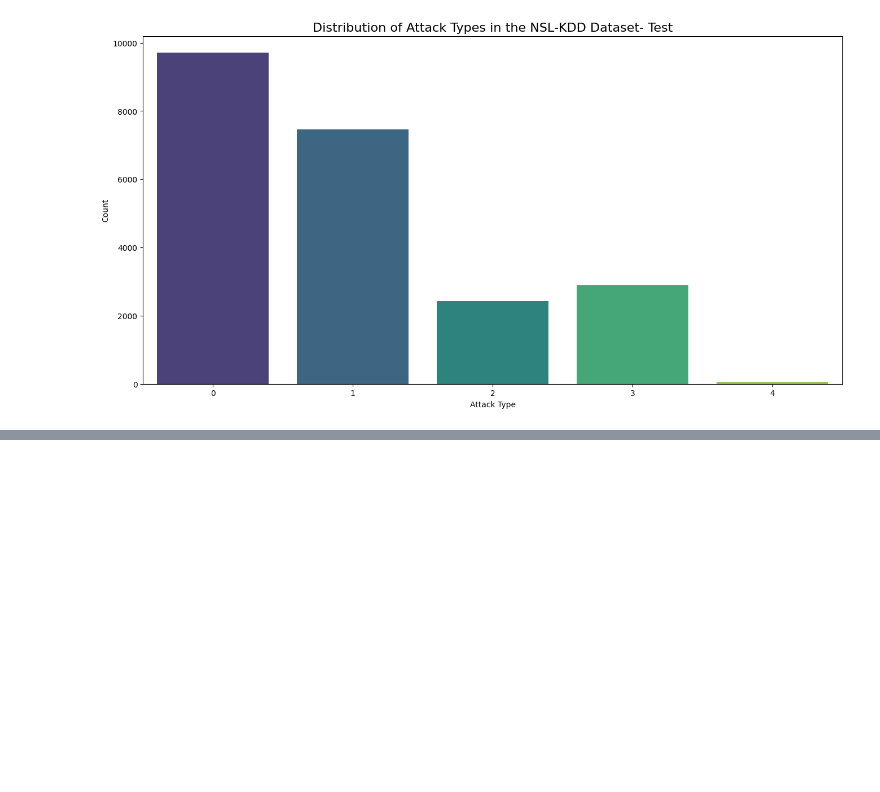
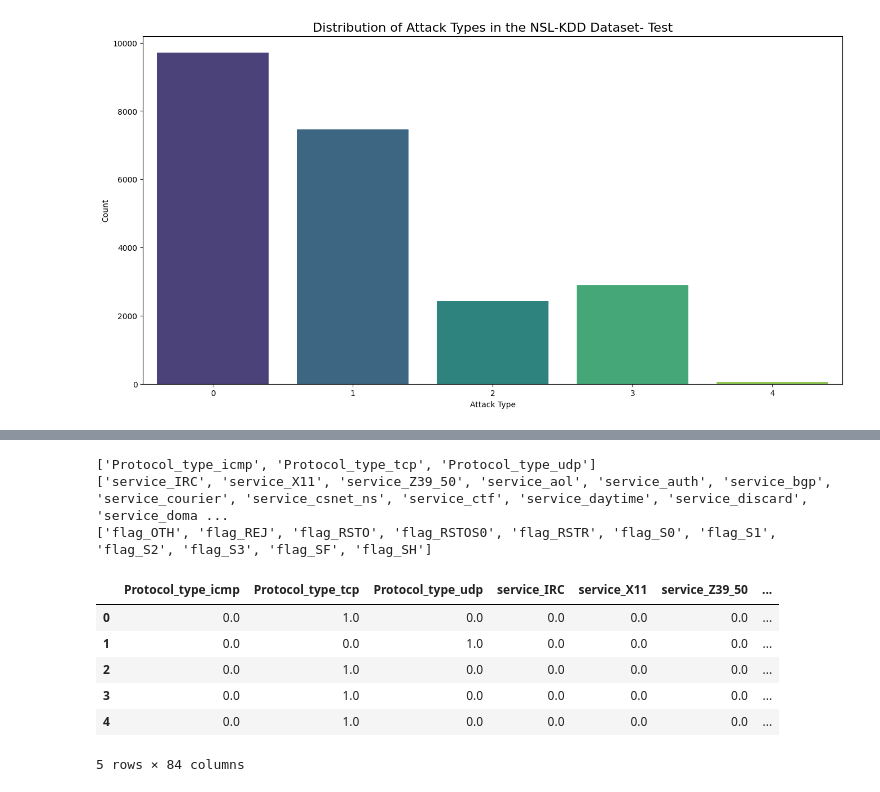
Before and after one commit to Shahriar-Saikat21/Anamoly_Detection_Ensemble_DNN, a Jupyter notebook: model.ipynb, the cells around one changed output, grey strips where cells are left out. Saved outputs shown, nothing was run; the diff lists cells and outputs as text; code cells hidden in the pictures; blank space fills up the shorter version.

```diff
--- a/model.ipynb
+++ b/model.ipynb
@@ -179,0 +223,52 @@ Passing `palette` without assigning `hue` is deprecated and will be removed in v
+# %%
+# protocol type
+unique_protocol=sorted(train_set.protocol_type.unique())
+string1 = 'Protocol_type_'
+unique_protocol_train=[string1 + x for x in unique_protocol]
+print(unique_protocol_train)
+
+# service
+unique_service=sorted(train_set.service.unique())
+string2 = 'service_'
+unique_service_train=[string2 + x for x in unique_service]
+print(unique_service_train)
+
+
+# flag
+unique_flag=sorted(train_set.flag.unique())
+string3 = 'flag_'
+unique_flag_train=[string3 + x for x in unique_flag]
+print(unique_flag_train)
+
+
+# put together
+dumcols_train=unique_protocol_train + unique_service_train + unique_flag_train
+
+
+#do it for test set
+unique_service_test=sorted(test_set.service.unique())
+unique_service_test=[string2 + x for x in unique_service_test]
+dumcols_test=unique_protocol_train + unique_service_test + unique_flag_train
+# %% [output]
+['Protocol_type_icmp', 'Protocol_type_tcp', 'Protocol_type_udp']
+['service_IRC', 'service_X11', 'service_Z39_50', 'service_aol', 'service_auth', 'service_bgp', 'service_courier', 'service_csnet_ns', 'service_ctf', 'service_daytime', 'service_discard', 'service_doma ...
+['flag_OTH', 'flag_REJ', 'flag_RSTO', 'flag_RSTOS0', 'flag_RSTR', 'flag_S0', 'flag_S1', 'flag_S2', 'flag_S3', 'flag_SF', 'flag_SH']
+# %%
+encoder = OneHotEncoder(categories='auto')
+train_categorical_values_enc = encoder.fit_transform(train_categorical_values)
+train_cat_data = pd.DataFrame(train_categorical_values_enc.toarray(),columns=dumcols_train)
+
+
+# test set
+testdf_categorical_values_enc = encoder.fit_transform(test_categorical_values)
+testdf_cat_data = pd.DataFrame(testdf_categorical_values_enc.toarray(),columns=dumcols_test)
+
+train_cat_data.head()
+# %% [output]
+|  | Protocol_type_icmp | Protocol_type_tcp | Protocol_type_udp | service_IRC | service_X11 | service_Z39_50 | ... |
+| 0 | 0.0 | 1.0 | 0.0 | 0.0 | 0.0 | 0.0 | ... |
+| 1 | 0.0 | 0.0 | 1.0 | 0.0 | 0.0 | 0.0 | ... |
+| 2 | 0.0 | 1.0 | 0.0 | 0.0 | 0.0 | 0.0 | ... |
+| 3 | 0.0 | 1.0 | 0.0 | 0.0 | 0.0 | 0.0 | ... |
+| 4 | 0.0 | 1.0 | 0.0 | 0.0 | 0.0 | 0.0 | ... |
+5 rows × 84 columns
```
Also changed, not shown: parts of 11 cells of this notebook, 1 other file.
